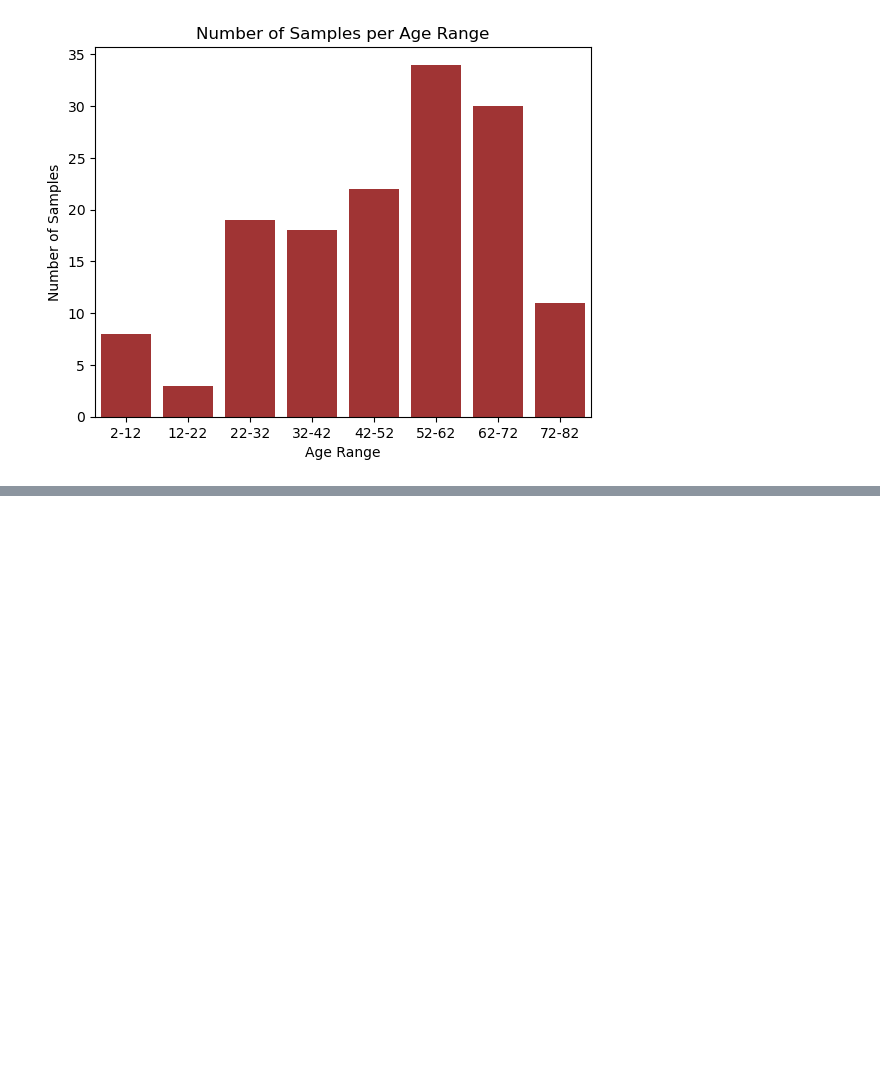
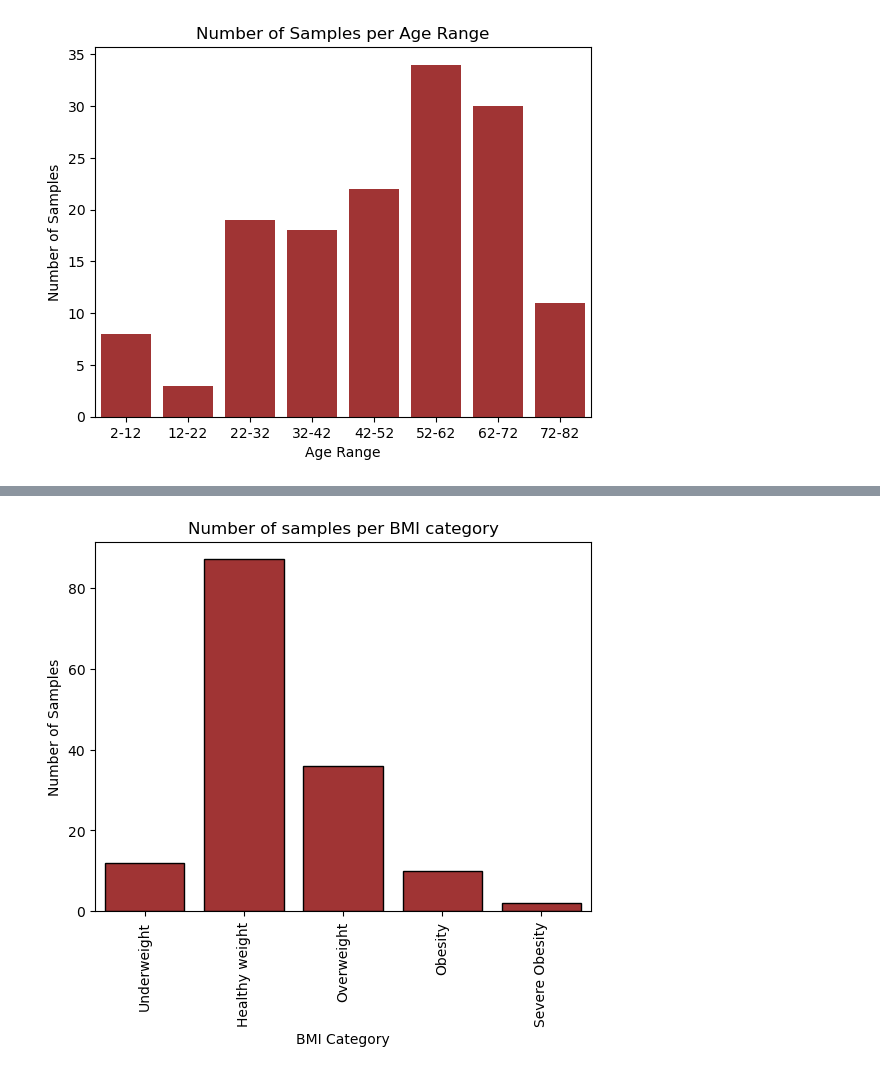
Before and after one commit to Mila-cmd651/FunGut-Project, a Jupyter notebook: Submission_FunGut_script/0.Metadata.ipynb, the cells around one changed output, grey strips where cells are left out. Cells and saved outputs as stored; diff of their text form; code cells hidden in the pictures; blank space fills up the shorter version.

```diff
--- a/Submission_FunGut_script/0.Metadata.ipynb
+++ b/Submission_FunGut_script/0.Metadata.ipynb
@@ -129,0 +147,30 @@ plt.show()
+# %%
+#Creating the function that will assign the BMI to a BMI category
+def classify_bmi(bmi):
+    if bmi < 18.5:
+        return 'Underweight'
+    elif 18.5 <= bmi <= 24.99:
+        return 'Healthy weight'
+    elif 25 <= bmi < 30:
+        return 'Overweight'
+    elif 30 <= bmi < 40:
+        return 'Obesity'
+    elif bmi >= 40:
+        return 'Severe Obesity'
+
+# BMI categories were taken from:
+# Centers for Disease Control and Prevention. (2024, March 19). Adult BMI Categories. CDC.
+#    https://www.cdc.gov/bmi/adult-calculator/bmi-categories.html
+# %%
+# Creation of a new column with the BMI category
+
+sample_metadata['bmi_category'] = sample_metadata["bmi_sample"].apply(classify_bmi)
+# %%
+bmi_cat = sns.countplot(data=sample_metadata, x='bmi_category', color="firebrick", edgecolor="black")
+bmi_cat.set_xticklabels(bmi_cat.get_xticklabels(), rotation=90)
+plt.xlabel('BMI Category')
+plt.ylabel('Number of Samples')
+plt.title('Number of samples per BMI category')
+plt.show()
+# %% [output]
+[figure, added]
```
Also changed, not shown: parts of 23 cells of this notebook.
